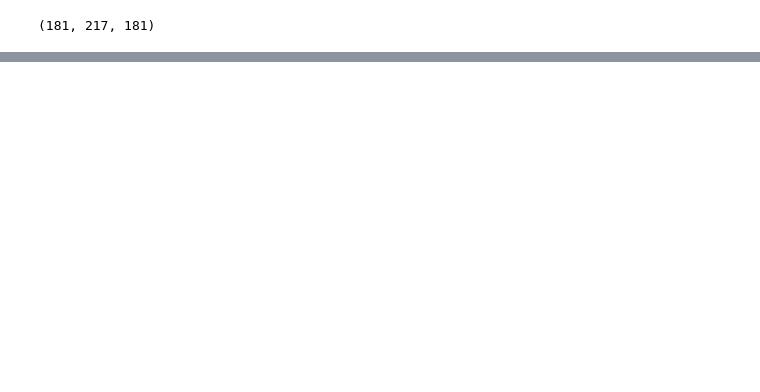
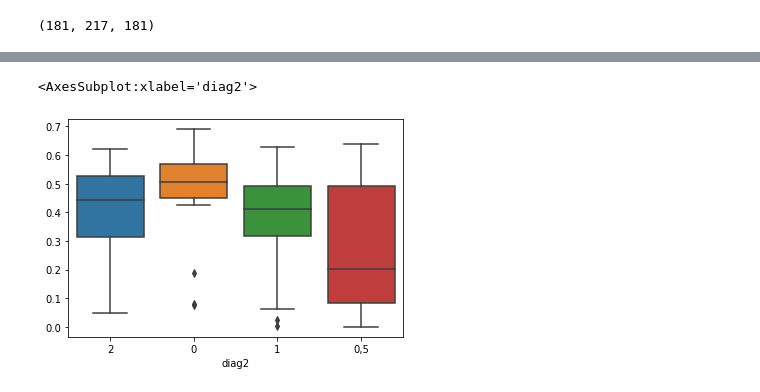
Before and after one commit to NeuroMET/Code_for_Paper_Myo-inositol_Goschel2021, a Jupyter notebook: notebooks/mIns_MRS_to_Voxel.ipynb, the cells around one changed output, grey strips where cells are left out. Cells and saved outputs as stored; diff of their text form; code cells hidden in the pictures; blank space fills up the shorter version.

```diff
--- a/notebooks/mIns_MRS_to_Voxel.ipynb
+++ b/notebooks/mIns_MRS_to_Voxel.ipynb
@@ -132,0 +133,10 @@ nib.save(mask_nii, 'mIns_avg_Mask_HC.nii.gz')
+# %%
+%%time
+mean_conn = list()
+for beta in s1_beta_path:
+    try:
+        img = nib.load(beta).get_fdata()
+        masked_img = np.where(avg_mask,img,0)
+        mean_conn.append(masked_img.sum()/mask_voxels)
+    except:
+        mean_conn.append(0)
@@ -132,0 +146,5 @@ nib.save(mask_nii, 'mIns_avg_Mask_HC.nii.gz')
+# %%
+sns.boxplot(y=mean_conn, x=data.diag2)
+# %% [output]
+<AxesSubplot:xlabel='diag2'>
+[figure, added]
```
Also changed, not shown: parts of 15 cells of this notebook.
